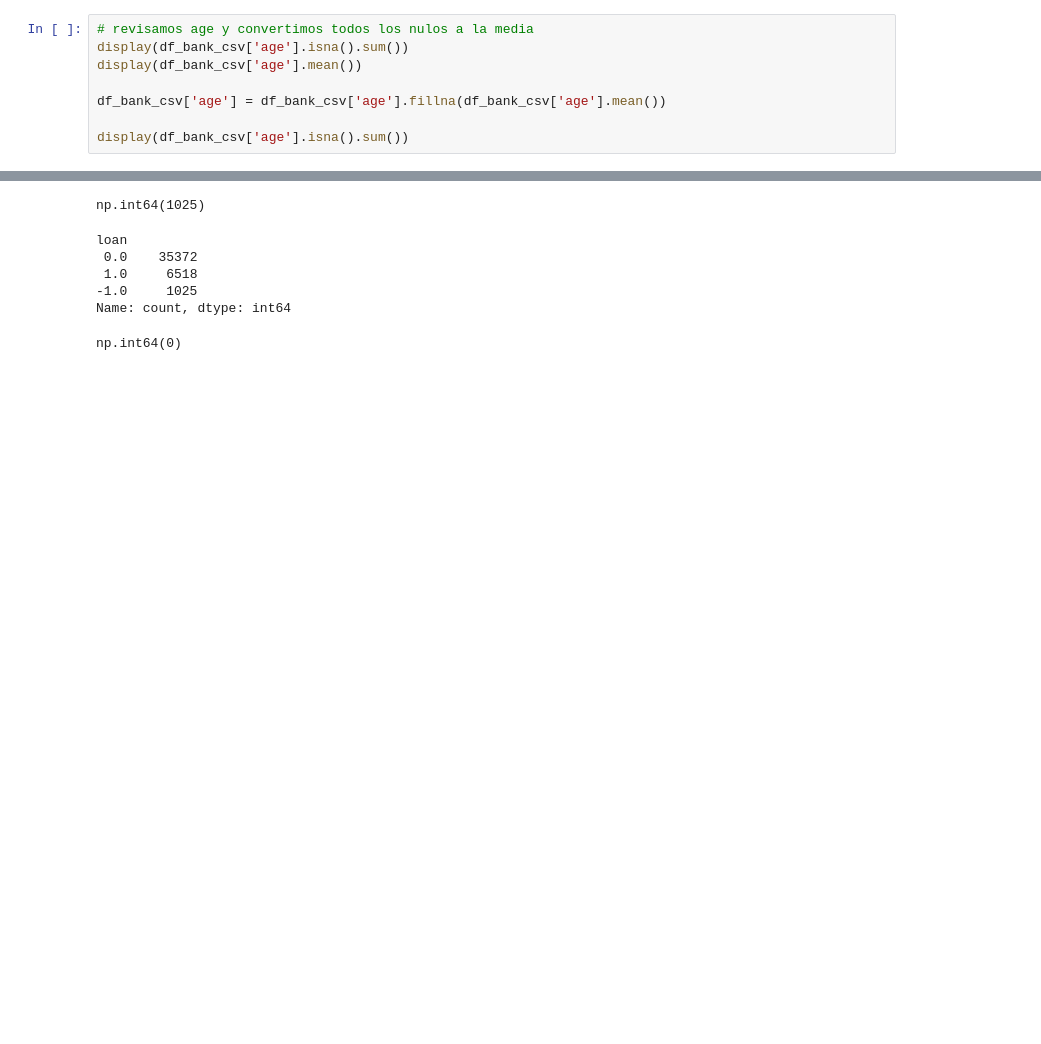
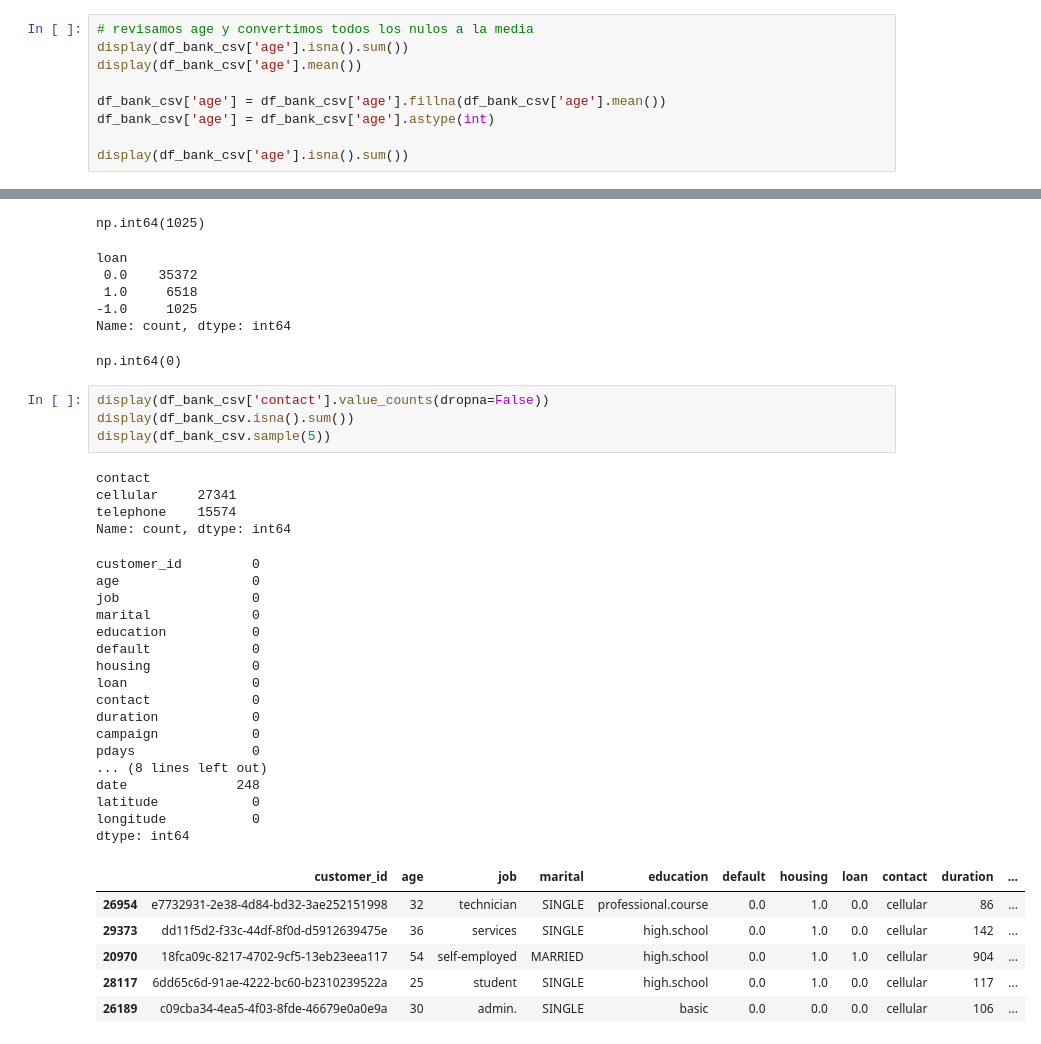
Before and after one commit to Ims2002/Proyecto-EDA-Python-Bank, a Jupyter notebook: eda.ipynb, the cells around one changed output, grey strips where cells are left out. Drawn from its saved outputs; the diff is of its cells as text; blank space fills up the shorter version.

Commit message:
Finishing the NaN clear with Date and consumer price index

```diff
--- a/eda.ipynb
+++ b/eda.ipynb
@@ -302,6 +308,7 @@ display(df_bank_csv['age'].isna().sum())
 display(df_bank_csv['age'].mean())
 
 df_bank_csv['age'] = df_bank_csv['age'].fillna(df_bank_csv['age'].mean())
+df_bank_csv['age'] = df_bank_csv['age'].astype(int)
 
 display(df_bank_csv['age'].isna().sum())
 # %% [output]
@@ -466,3 +473,35 @@ loan
 -1.0     1025
 Name: count, dtype: int64
 np.int64(0)
+# %%
+display(df_bank_csv['contact'].value_counts(dropna=False))
+display(df_bank_csv.isna().sum())
+display(df_bank_csv.sample(5))
+# %% [output]
+contact
+cellular     27341
+telephone    15574
+Name: count, dtype: int64
+customer_id         0
+age                 0
+job                 0
+marital             0
+education           0
+default             0
+housing             0
+loan                0
+contact             0
+duration            0
+campaign            0
+pdays               0
+... (8 lines left out)
+date              248
+latitude            0
+longitude           0
+dtype: int64
+|  | customer_id | age | job | marital | education | default | housing | loan | contact | duration | ... |
+| 26954 | e7732931-2e38-4d84-bd32-3ae252151998 | 32 | technician | SINGLE | professional.course | 0.0 | 1.0 | 0.0 | cellular | 86 | ... |
+| 29373 | dd11f5d2-f33c-44df-8f0d-d5912639475e | 36 | services | SINGLE | high.school | 0.0 | 1.0 | 0.0 | cellular | 142 | ... |
+| 20970 | 18fca09c-8217-4702-9cf5-13eb23eea117 | 54 | self-employed | MARRIED | high.school | 0.0 | 1.0 | 1.0 | cellular | 904 | ... |
+| 28117 | 6dd65c6d-91ae-4222-bc60-b2310239522a | 25 | student | SINGLE | high.school | 0.0 | 1.0 | 0.0 | cellular | 117 | ... |
+| 26189 | c09cba34-4ea5-4f03-8fde-46679e0a0e9a | 30 | admin. | SINGLE | basic | 0.0 | 0.0 | 0.0 | cellular | 106 | ... |
```
Also changed, not shown: parts of 2 cells of this notebook.
